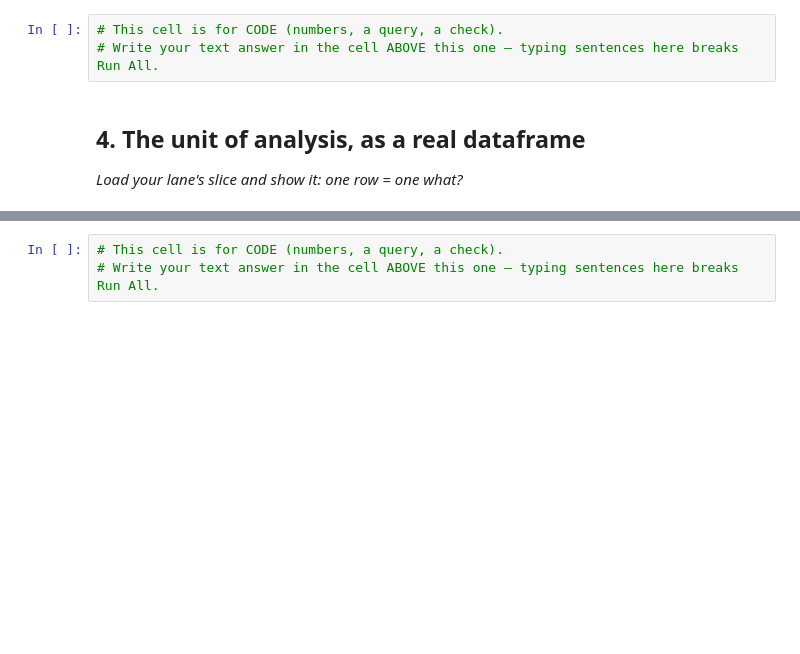
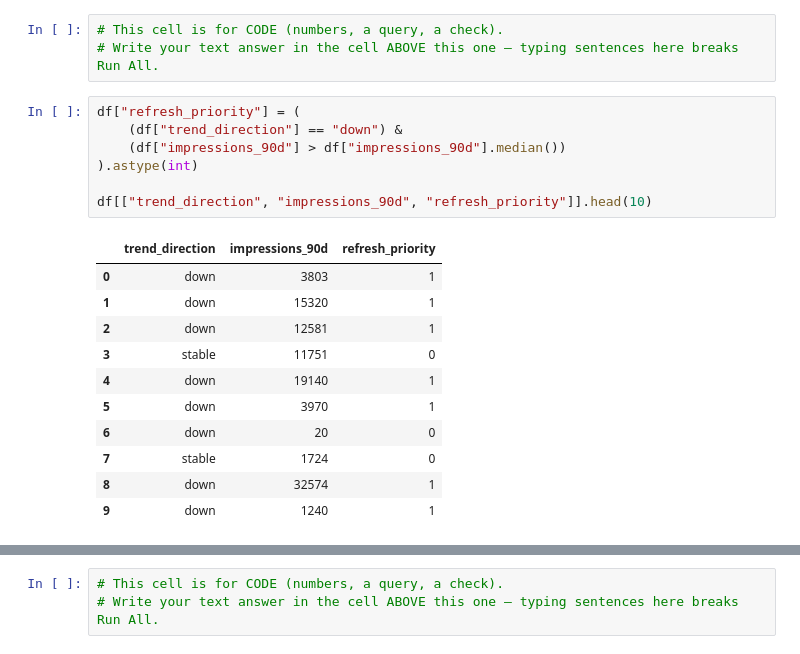
Before and after one commit to medhu07/flyrankai, a Jupyter notebook: work/notebooks/w02_ml_task_framing.ipynb, the cells around one changed output, grey strips where cells are left out. Saved outputs shown, nothing was run; the diff lists cells and outputs as text; blank space fills up the shorter version.

```diff
--- a/work/notebooks/w02_ml_task_framing.ipynb
+++ b/work/notebooks/w02_ml_task_framing.ipynb
@@ -27,7 +127,22 @@ This skeleton is yours to fill. Work the sections **in order** — each one has
 # %%
 # This cell is for CODE (numbers, a query, a check).
 # Write your text answer in the cell ABOVE this one — typing sentences here breaks Run All.
-# %% [markdown]
-## 4. The unit of analysis, as a real dataframe
-
-*Load your lane's slice and show it: one row = one what?*
+# %%
+df["refresh_priority"] = (
+    (df["trend_direction"] == "down") &
+    (df["impressions_90d"] > df["impressions_90d"].median())
+).astype(int)
+
+df[["trend_direction", "impressions_90d", "refresh_priority"]].head(10)
+# %% [output]
+|  | trend_direction | impressions_90d | refresh_priority |
+| 0 | down | 3803 | 1 |
+| 1 | down | 15320 | 1 |
+| 2 | down | 12581 | 1 |
+| 3 | stable | 11751 | 0 |
+| 4 | down | 19140 | 1 |
+| 5 | down | 3970 | 1 |
+| 6 | down | 20 | 0 |
+| 7 | stable | 1724 | 0 |
+| 8 | down | 32574 | 1 |
+| 9 | down | 1240 | 1 |
```
Also changed, not shown: parts of 15 cells of this notebook.
